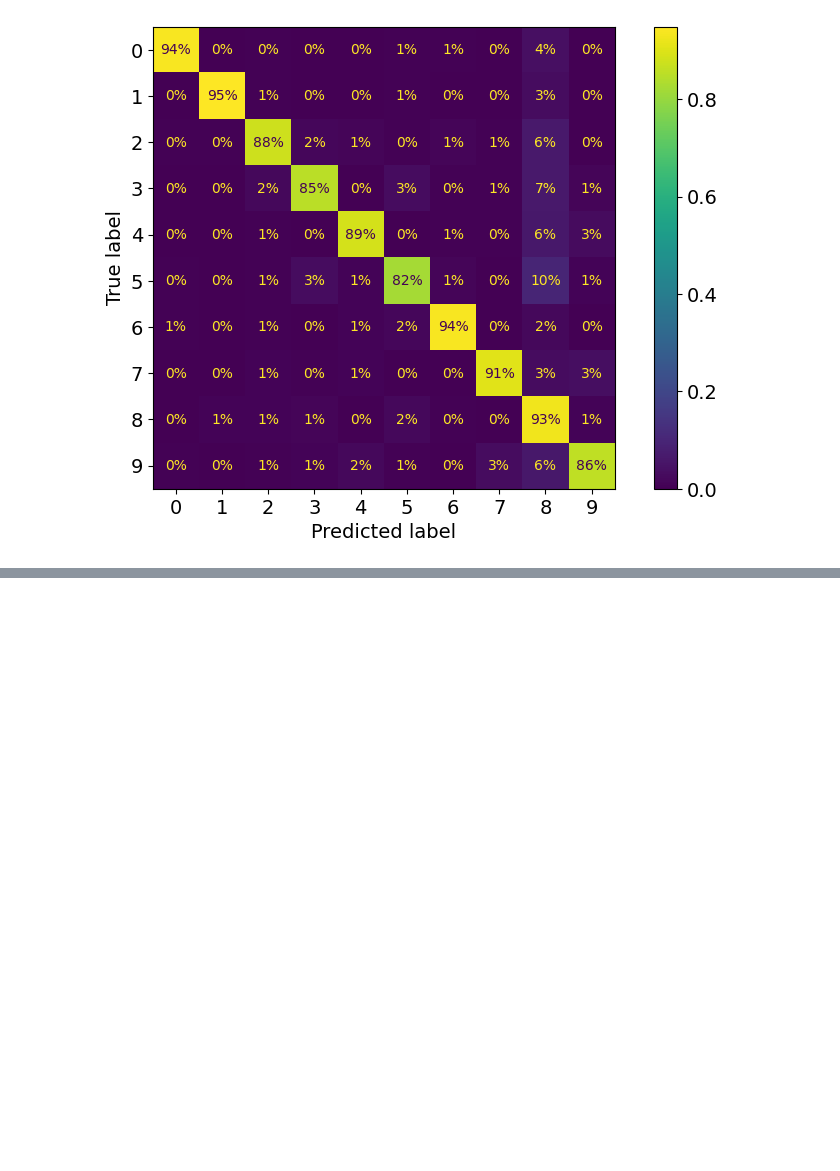
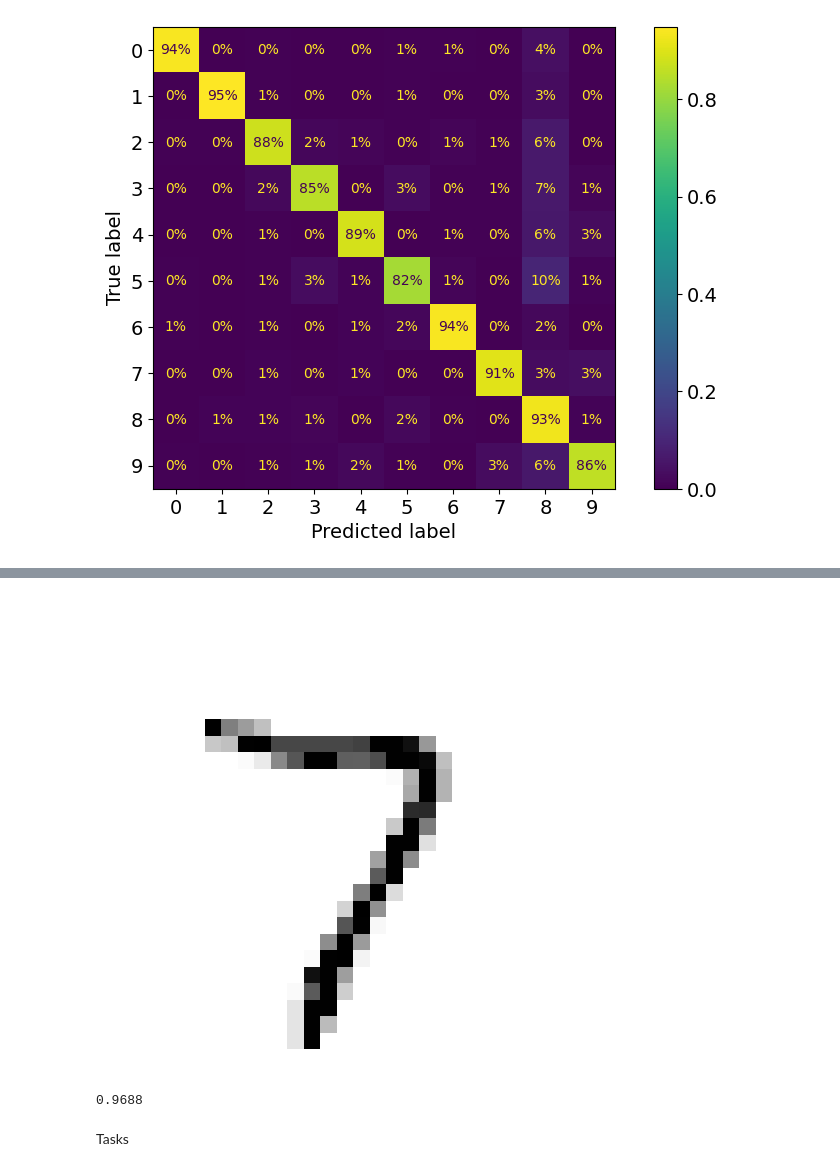
Before and after one commit to Turqan522/MachineLearning, a Jupyter notebook: Bank_Customer_Churn_Prediction.ipynb, the cells around one changed output, grey strips where cells are left out. Drawn from its saved outputs; the diff is of its cells as text; code cells hidden in the pictures; blank space fills up the shorter version.

```diff
--- a/Bank_Customer_Churn_Prediction.ipynb
+++ b/Bank_Customer_Churn_Prediction.ipynb
@@ -1185,0 +1192,16 @@ plt.show()
+# %%
+import numpy as np
+from sklearn.neighbors import KNeighborsClassifier
+
+y_train_large=(y_train.astype('int8')>=7)
+y_train_odd=(y_train.astype('int8')%2==1)   # iki label yaratdiq
+y_multilabel=np.c_[y_train_large,y_train_odd]  # np.c --> bu labelleri birlesdirdik
+
+knn_clf=KNeighborsClassifier()
+knn_clf.fit(X_train,y_multilabel)
+# %%
+y_train_large = (y_train.astype('int8') >= 7)
+y_train_odd = (y_train.astype('int8') % 2 == 1)
+y_multilabel = np.c_[y_train_large, y_train_odd]
+
+pd.DataFrame(y_multilabel, columns=['is_greater_than_seven?', 'is_odd?'])
@@ -1185,0 +1222,9 @@ plt.show()
+# %%
+from sklearn.neighbors import KNeighborsClassifier
+
+# Initialize and train the classifier as defined in the previous section
+knn_clf = KNeighborsClassifier()
+knn_clf.fit(X_train, y_multilabel)
+
+# Perform predictions
+knn_clf.predict(X_train[:3])
@@ -1185,0 +1283,17 @@ plt.show()
+# %%
+knn_clf=KNeighborsClassifier()
+
+knn_clf.fit(X_train_mod,y_train_mod)
+clean_digit=knn_clf.predict([X_test_mod[0]])
+digit_image(clean_digit)
+# %% [output]
+[figure, added]
+# %%
+knn_clf=KNeighborsClassifier()
+knn_clf.fit(X_train,y_train)
+baseline_accuracy =knn_clf.score(X_test,y_test)
+baseline_accuracy
+# %% [output]
+0.9688
+# %% [markdown]
+Tasks
```
Also changed, not shown: parts of 15 cells of this notebook.
